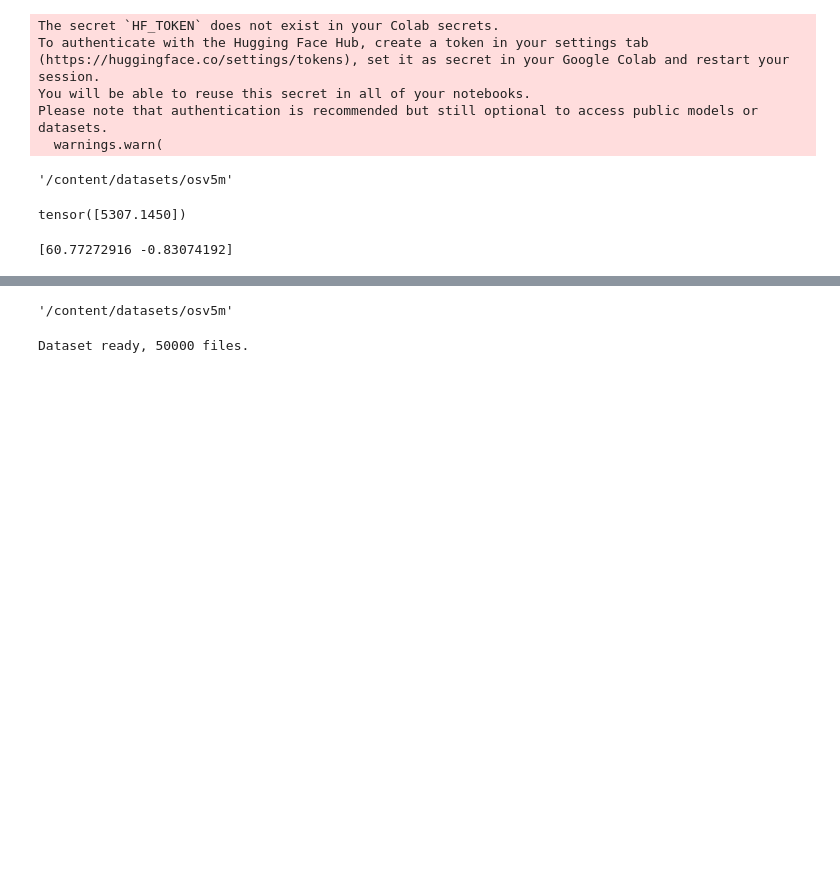
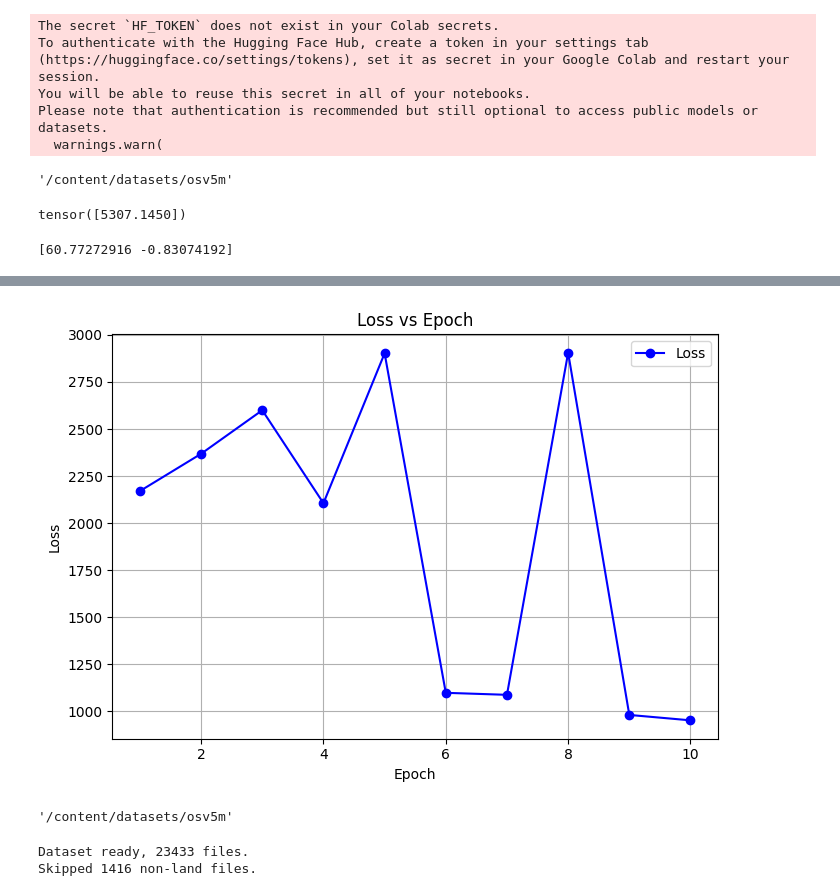
Before and after one commit to iggy2k/CSC490-Project-Winter-2025, a Jupyter notebook: 490stencil_v2.ipynb, the cells around one changed output, grey strips where cells are left out. Drawn from its saved outputs; the diff is of its cells as text; code cells hidden in the pictures; blank space fills up the shorter version.

```diff
--- a/490stencil_v2.ipynb
+++ b/490stencil_v2.ipynb
@@ -265,3 +271,19 @@ Epoch [5/5], Loss: 331.5074
+# %%
+
+import matplotlib.pyplot as plt
+
+plt.figure(figsize=(7, 5))
+plt.plot(range(1, len(train_loss) + 1), train_loss, label='Loss', color='blue', marker='o')
+plt.xlabel('Epoch')
+plt.ylabel('Loss')
+plt.title('Loss vs Epoch')
+plt.legend()
+plt.grid(True)
+
+plt.tight_layout()
+plt.show()
+# %% [output]
+[figure, added]
 # %%
 from huggingface_hub import snapshot_download
 snapshot_download(repo_id="osv5m/osv5m", local_dir="datasets/osv5m", allow_patterns=['images/test/01.zip'], repo_type='dataset')
@@ -280,9 +302,10 @@ for root, dirs, files in os.walk("datasets/osv5m"):
 val_dataset = ImageCoordinateDataset(csv_file='datasets/osv5m/test.csv', \
                                  image_dir='/content/datasets/osv5m/images/test/01', \
                                  transform=transform)
-val_dataloader = DataLoader(dataset, batch_size=32, shuffle=True)
+val_dataloader = DataLoader(dataset, batch_size=64, shuffle=True)
 # %% [output]
-Dataset ready, 50000 files.
+Dataset ready, 23433 files.
+Skipped 1416 non-land files.
 # %%
 # Model: deepseek r1
 # Prompt: now write code to validate this
```
Also changed, not shown: parts of 14 cells of this notebook.
